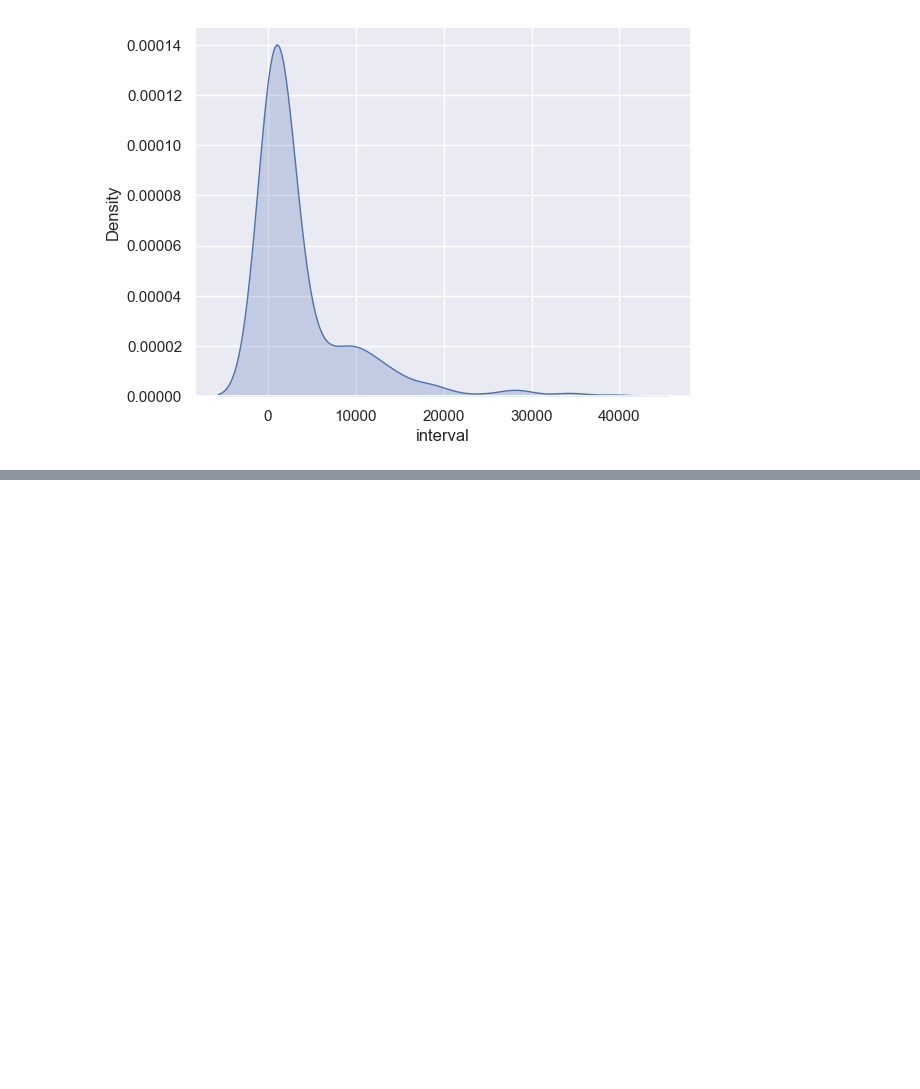
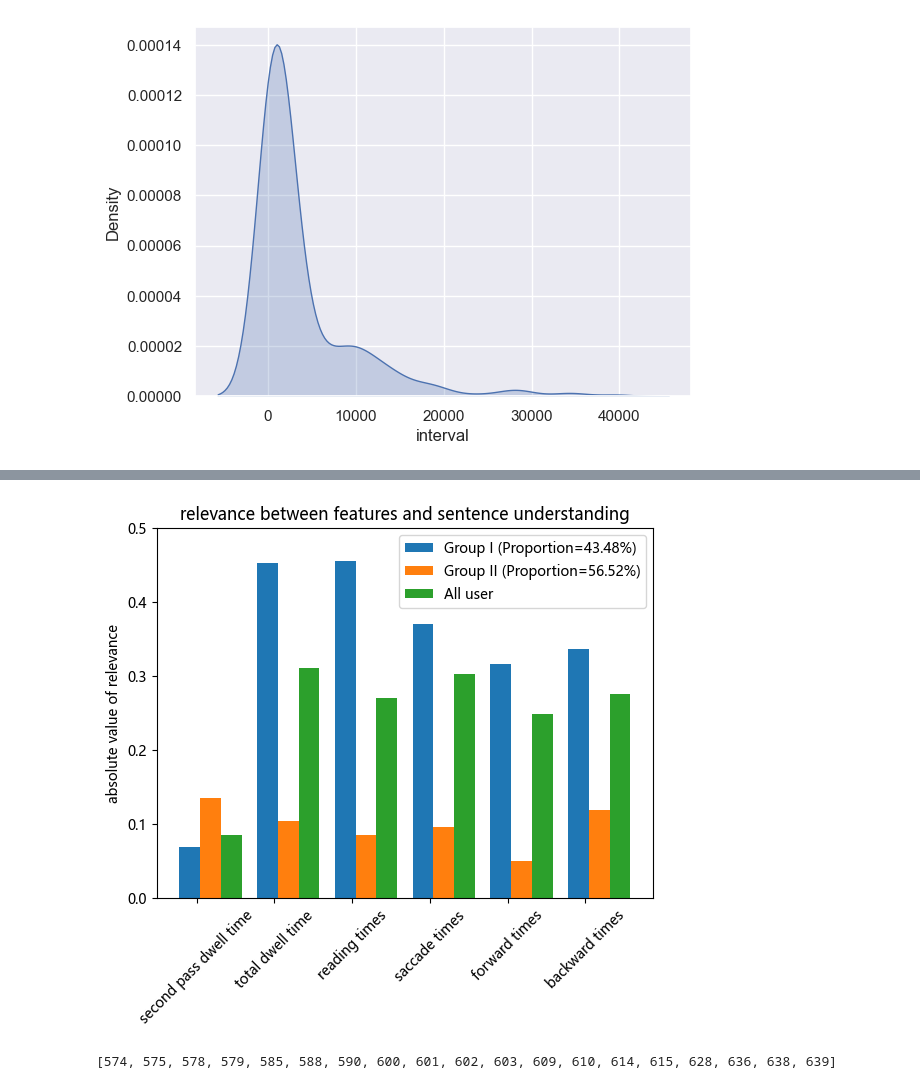
Before and after one commit to WhiteBlacken/reading, a Jupyter notebook: jupyter/data_analysis.ipynb, the cells around one changed output, grey strips where cells are left out. Saved outputs shown, nothing was run; the diff lists cells and outputs as text; code cells hidden in the pictures; blank space fills up the shorter version.

Commit message:
data analysis

```diff
--- a/jupyter/data_analysis.ipynb
+++ b/jupyter/data_analysis.ipynb
@@ -131,11 +96,3 @@ This will become an error in seaborn v0.14.0; please update your code.
 
   sns.kdeplot(df['interval'],shade=True)
 [figure]
-# %%
-data = pd.read_csv('data/interval.csv')
-data = list(data['interval'])
-# data = [item for item in data if item < 10000]
-data_under_4000 = [item for item in data if item < 4000]
-print(len(data_under_4000) / len(data))
-data_under_2000 = [item for item in data if item < 2000]
-print(len(data_under_2000) / len(data))
@@ -145,3 +98,0 @@ print(len(data_under_2000) / len(data))
-# %%
-data = pd.read_csv('data/interval.csv')
-data.describe()
@@ -323,0 +275,43 @@ finish
+# %%
+
+import matplotlib
+import matplotlib.pyplot as plt
+
+matplotlib.rc("font", family='MicroSoft YaHei')
+all_user = list(map(abs, all_user))
+group1 = list(map(abs, group1))
+group2 = list(map(abs, group2))
+list1 = np.array(group1)  # 柱状图第一组数据
+list2 = np.array(group2)  # 柱状图第二组数据
+list3 = np.array(all_user)  # 柱状图第二组数据
+length = len(list1)
+x = np.arange(length)  # 横坐标范围
+
+list_par = ['second pass dwell time', 'total dwell time',
+            'reading times', 'saccade times', 'forward times',
+            'backward times']
+
+plt.figure()
+total_width, n = 0.8, 3  # 柱状图总宽度，有几组数据
+width = total_width / n  # 单个柱状图的宽度
+x1 = x - width / 3  # 第一组数据柱状图横坐标起始位置
+x2 = x1 + width  # 第二组数据柱状图横坐标起始位置
+x3 = x2 + width
+
+label1 = "Group I (Proportion=%.2f" % (num1 / num_all * 100) + "%)"
+label2 = "Group II (Proportion=%.2f" % (num2 / num_all * 100) + "%)"
+label3 = "All user"
+
+# plt.xlabel("features")   # 纵坐标label
+plt.ylabel("absolute value of relevance")  # 纵坐标label
+plt.bar(x1, list1, width=width, label=label1)
+plt.bar(x2, list2, width=width, label=label2)
+plt.bar(x3, list3, width=width, label=label3)
+plt.xticks(x, list_par, rotation=45)  # 用星期几替换横坐标x的值
+plt.title("relevance between features and sentence understanding")
+plt.legend()  # 给出图例
+plt.ylim(0.0, 0.5)
+
+plt.show()
+# %% [output]
+[figure, added]
@@ -323,0 +333,14 @@ finish
+# %%
+filename = 'dataset/all-user-2s.csv'
+
+all_user = ['luqi', 'qxy', 'zhaoyifeng', 'ln', 'xuhailin', 'pwt', 'luzhouyang', 'chenyuwang', 'xuzhenyu', 'shiyubin',
+            'czh', 'ys', 'zhaoguojie', 'wuyuting']
+group1 = ['luqi', 'qxy', 'zhaoyifeng', 'ln']
+group2 = ['shiyubin', 'czh', 'ys', 'chenyuwang', 'zhaoguojie', 'pwt', 'xuhailin', 'xuzhenyu', 'luzhouyang']
+
+data = pd.read_csv(filename)
+
+data = data.loc[(data['word_watching'] == 1) & (data['user'].isin(group2)) & (data['mind_wandering'] == 0)]
+count_user(data['experiment_id'])
+# %% [output]
+[574, 575, 578, 579, 585, 588, 590, 600, 601, 602, 603, 609, 610, 614, 615, 628, 636, 638, 639]
```
Also changed, not shown: parts of 47 cells of this notebook, 5 other files.
